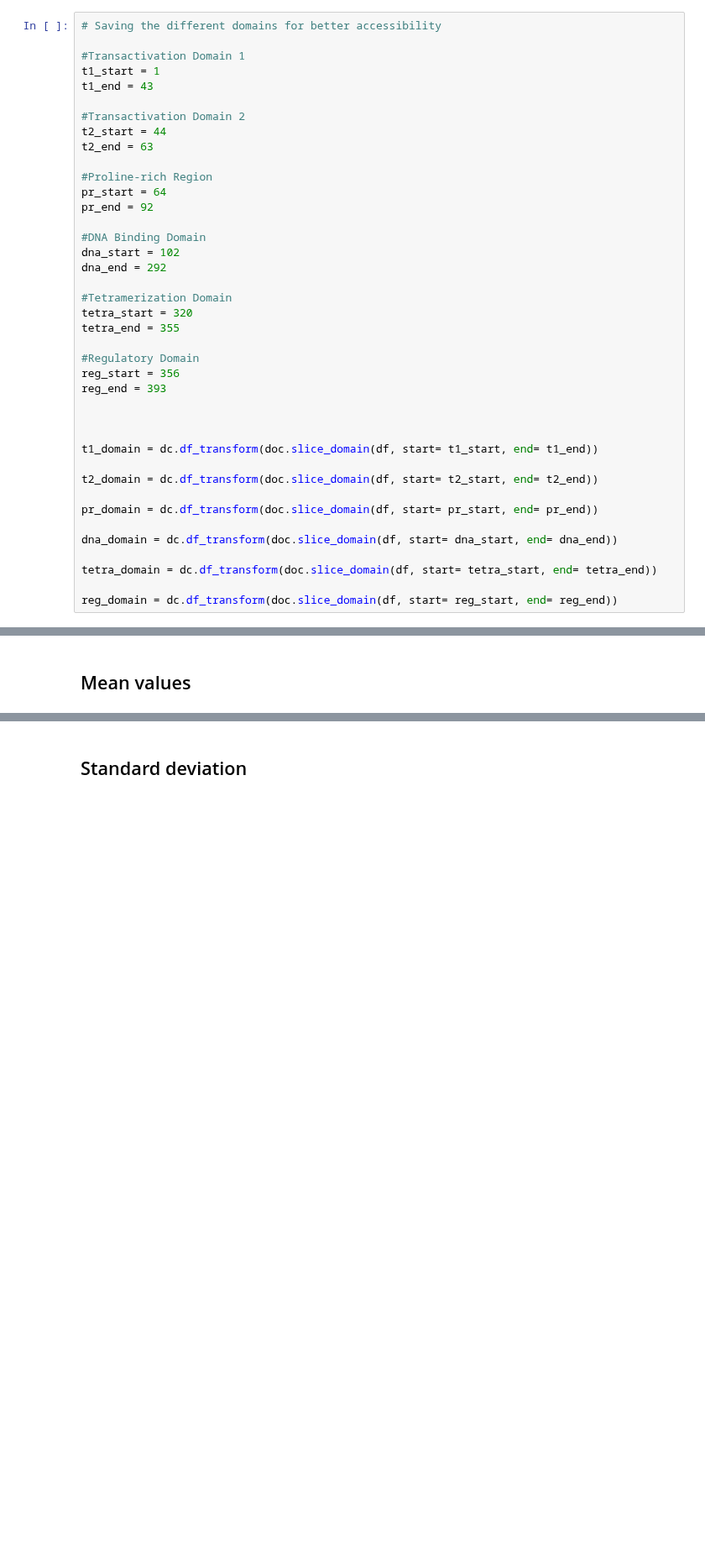
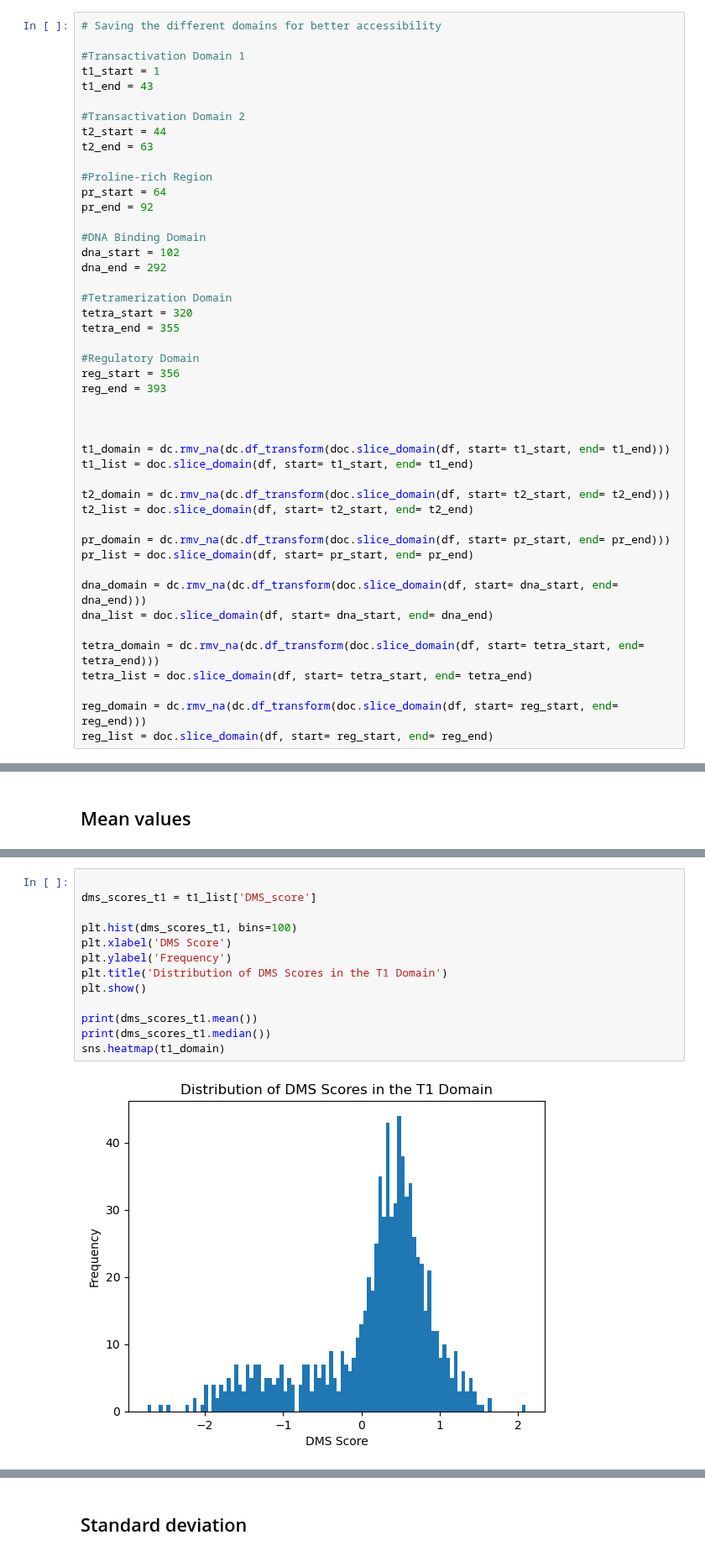
Before and after one commit to datascience-mobi-2023/topic02_team02, a Jupyter notebook: domain_comparison/Domain_slicing.ipynb, the cells around one changed output, grey strips where cells are left out. Shown at 84% size. Saved outputs shown, nothing was run; the diff lists cells and outputs as text; blank space fills up the shorter version.

```diff
--- a/domain_comparison/Domain_slicing.ipynb
+++ b/domain_comparison/Domain_slicing.ipynb
@@ -72,14 +55,20 @@ reg_end = 393
 
 
 
-t1_domain = dc.df_transform(doc.slice_domain(df, start= t1_start, end= t1_end))
+t1_domain = dc.rmv_na(dc.df_transform(doc.slice_domain(df, start= t1_start, end= t1_end)))
+t1_list = doc.slice_domain(df, start= t1_start, end= t1_end)
 
-t2_domain = dc.df_transform(doc.slice_domain(df, start= t2_start, end= t2_end))
+t2_domain = dc.rmv_na(dc.df_transform(doc.slice_domain(df, start= t2_start, end= t2_end)))
+t2_list = doc.slice_domain(df, start= t2_start, end= t2_end)
 
-pr_domain = dc.df_transform(doc.slice_domain(df, start= pr_start, end= pr_end))
+pr_domain = dc.rmv_na(dc.df_transform(doc.slice_domain(df, start= pr_start, end= pr_end)))
+pr_list = doc.slice_domain(df, start= pr_start, end= pr_end)
 
-dna_domain = dc.df_transform(doc.slice_domain(df, start= dna_start, end= dna_end))
+dna_domain = dc.rmv_na(dc.df_transform(doc.slice_domain(df, start= dna_start, end= dna_end)))
+dna_list = doc.slice_domain(df, start= dna_start, end= dna_end)
 
-tetra_domain = dc.df_transform(doc.slice_domain(df, start= tetra_start, end= tetra_end))
+tetra_domain = dc.rmv_na(dc.df_transform(doc.slice_domain(df, start= tetra_start, end= tetra_end)))
+tetra_list = doc.slice_domain(df, start= tetra_start, end= tetra_end)
 
-reg_domain = dc.df_transform(doc.slice_domain(df, start= reg_start, end= reg_end))
+reg_domain = dc.rmv_na(dc.df_transform(doc.slice_domain(df, start= reg_start, end= reg_end)))
+reg_list = doc.slice_domain(df, start= reg_start, end= reg_end)
@@ -105,0 +112,15 @@ See the caveats in the documentation: https://pandas.pydata.org/pandas-docs/stab
+# %%
+
+dms_scores_t1 = t1_list['DMS_score']
+
+plt.hist(dms_scores_t1, bins=100)
+plt.xlabel('DMS Score')
+plt.ylabel('Frequency')
+plt.title('Distribution of DMS Scores in the T1 Domain')
+plt.show()
+
+print(dms_scores_t1.mean())
+print(dms_scores_t1.median())
+sns.heatmap(t1_domain)
+# %% [output]
+[figure, added]
```
Also changed, not shown: parts of 23 cells of this notebook, 1 other file.
